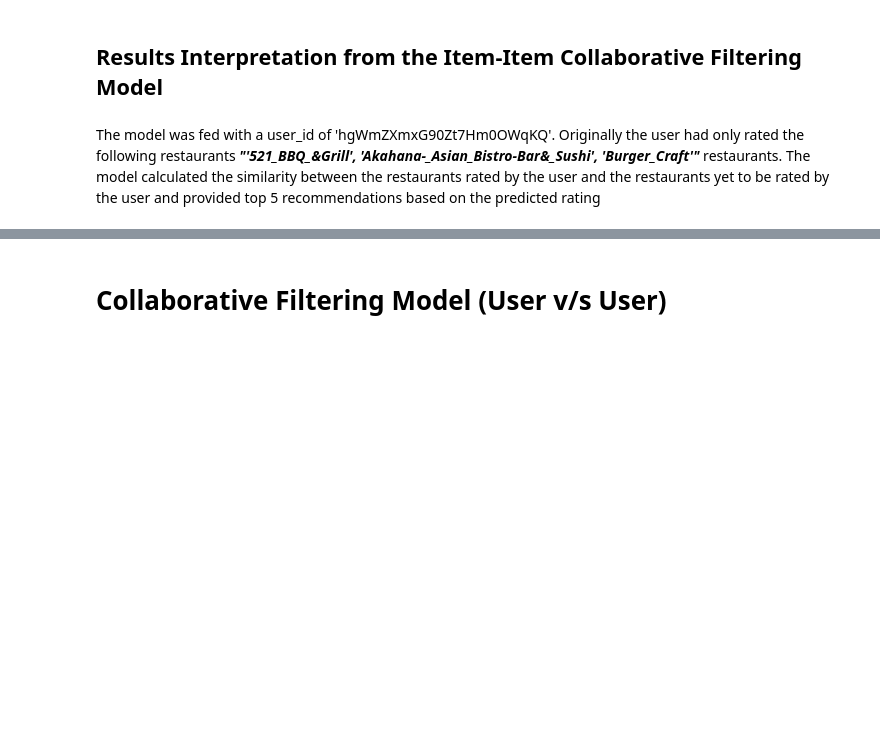
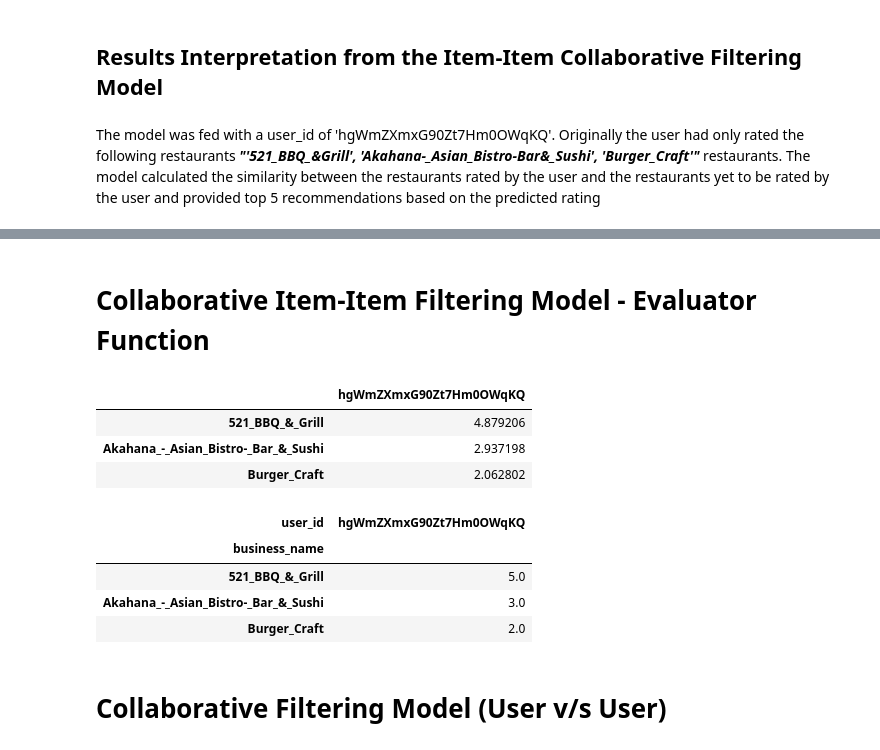
Before and after one commit to Ajinth/Recommender-System, a Jupyter notebook: Code/Yelp_Recommender_System.ipynb, the cells around one changed output, grey strips where cells are left out. Cells and saved outputs as stored; diff of their text form; code cells hidden in the pictures; blank space fills up the shorter version.

```diff
--- a/Code/Yelp_Recommender_System.ipynb
+++ b/Code/Yelp_Recommender_System.ipynb
@@ -902,0 +916,2 @@ The model was fed with a user_id of 'hgWmZXmxG90Zt7Hm0OWqKQ'. Originally the use
+# %% [markdown]
+# Collaborative Item-Item Filtering Model - Evaluator Function
@@ -903,3 +985,22 @@ The model was fed with a user_id of 'hgWmZXmxG90Zt7Hm0OWqKQ'. Originally the use
+# %%
+'''Predicted Ratings'''
+ii_model_evaluator = colab_ii_model_evaluator()
+ii_model_evaluator
+# %% [output]
+|  | hgWmZXmxG90Zt7Hm0OWqKQ |
+| 521_BBQ_&_Grill | 4.879206 |
+| Akahana_-_Asian_Bistro-_Bar_&_Sushi | 2.937198 |
+| Burger_Craft | 2.062802 |
+# %%
+'''Actual Ratings '''
+actual_ratings = restaurants_df.loc[restaurants_df.index == user,:][user_rated_list(user)].T
+actual_ratings
+# %% [output]
+| user_id | hgWmZXmxG90Zt7Hm0OWqKQ |
+| business_name |  |
+| 521_BBQ_&_Grill | 5.0 |
+| Akahana_-_Asian_Bistro-_Bar_&_Sushi | 3.0 |
+| Burger_Craft | 2.0 |
 # %% [markdown]
 # Collaborative Filtering Model (User v/s User)
 # %% [markdown]
```
Also changed, not shown: parts of 22 cells of this notebook.
